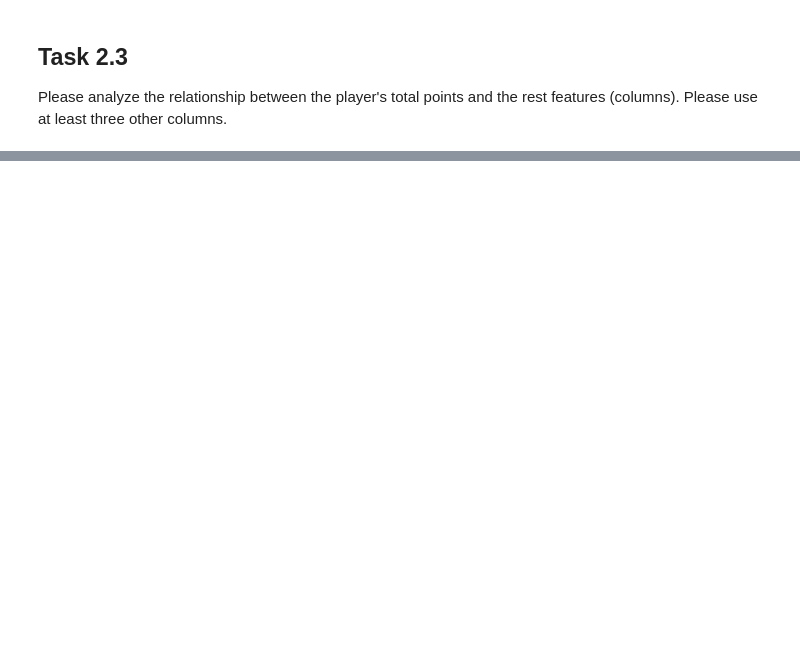
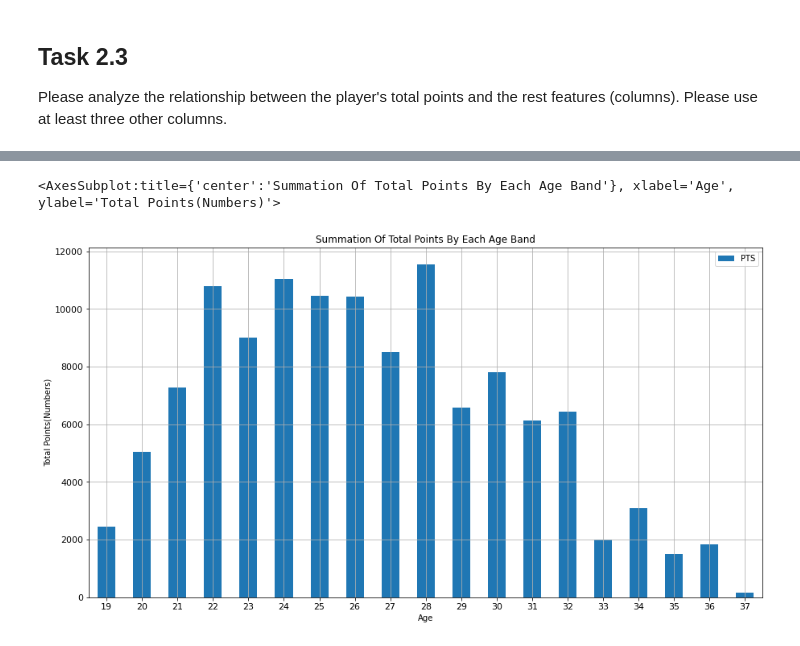
Before and after one commit to SyedKabir-dataWorm/DataCleaning_DataExploration_StatisticalAnalysis, a Jupyter notebook: project_data_exploration.ipynb, the cells around one changed output, grey strips where cells are left out. Cells and saved outputs as stored; diff of their text form; code cells hidden in the pictures; blank space fills up the shorter version.

```diff
--- a/project_data_exploration.ipynb
+++ b/project_data_exploration.ipynb
@@ -32,0 +419,6 @@ Assuming that the data collector makes an entry error when collecting data, it c
+# %%
+# let us find out which rows have wrong data,
+check3P['difference'] = check3P['3P%_calc']-check3P['3P%']
+check3P[check3P['difference']< -.0015]
+
+# So, rank 4 and rank rank9 column has wrong data as those varies significantly. Those doe not match calculation
@@ -32,0 +441,6 @@ Assuming that the data collector makes an entry error when collecting data, it c
+# %%
+# Changing the wrong values with correct one.
+clean_nbaPlayers['3P%'][4]=check3P['3P%_calc'][4]
+clean_nbaPlayers['3P%'][9]=check3P['3P%_calc'][9]
+clean_nbaPlayers['3P%'][24]=check3P['3P%_calc'][24]
+print(clean_nbaPlayers['3P%'].round(3))
@@ -37,0 +493,7 @@ Please analyze the relationship between the player's total points and the rest f
+# %%
+age_pts=clean_nbaPlayers.groupby('Age',as_index=False).sum()
+# %%
+age_pts.plot.bar(x='Age', y='PTS', rot=0, ylabel='Total Points(Numbers)',fontsize=11, title="Summation Of Total Points By Each Age Band", grid=True)
+# %% [output]
+<AxesSubplot:title={'center':'Summation Of Total Points By Each Age Band'}, xlabel='Age', ylabel='Total Points(Numbers)'>
+[figure, added]
```
Also changed, not shown: parts of 58 cells of this notebook.
